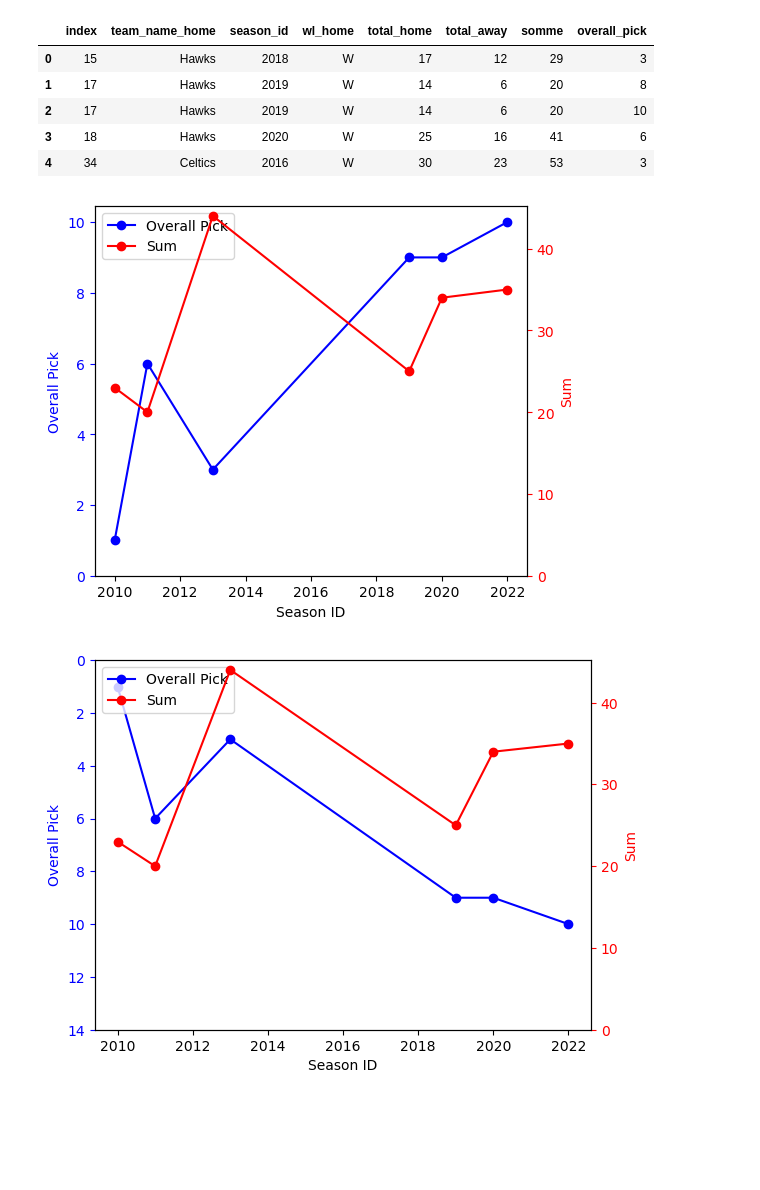
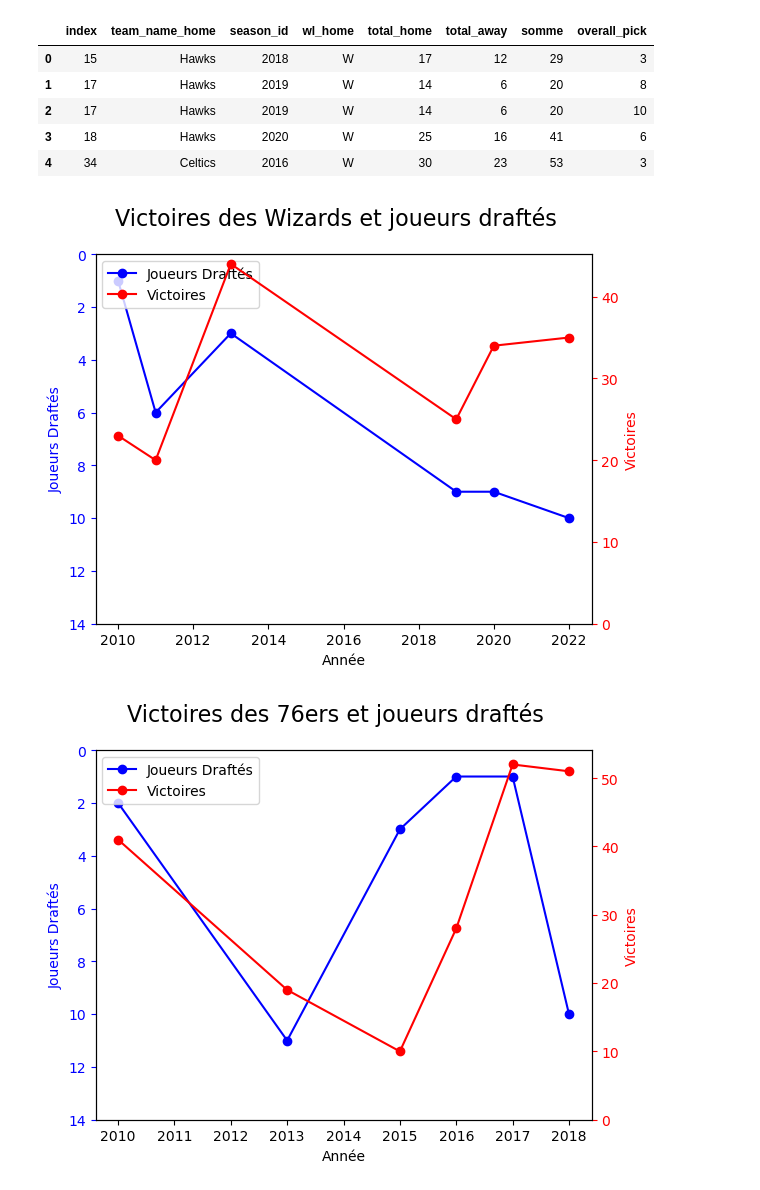
Before and after one commit to hugolo4/demodayJEDHA, a Jupyter notebook: copie_fusionOlivierLouisHugo.ipynb, the cells around one changed output. Cells and saved outputs as stored; diff of their text form; code cells hidden in the pictures; blank space fills up the shorter version.

```diff
--- a/copie_fusionOlivierLouisHugo.ipynb
+++ b/copie_fusionOlivierLouisHugo.ipynb
@@ -425,20 +446,23 @@ wizards_data = df_merged_top5pick_newgamehome[df_merged_top5pick_newgamehome['te
 # Créer la figure et l'axe principal
 fig, ax1 = plt.subplots()
 
+# Ajouter un titre
+fig.suptitle("Victoires des Wizards et joueurs draftés", fontsize=16)
+
 # Tracer l'overall_pick en fonction de season_id
-ax1.plot(wizards_data['season_id'], wizards_data['overall_pick'], color='b', marker='o', label='Overall Pick')
-ax1.set_xlabel('Season ID')
-ax1.set_ylabel('Overall Pick', color='b')
+ax1.plot(wizards_data['season_id'], wizards_data['overall_pick'], color='b', marker='o', label='Joueurs Draftés')
+ax1.set_xlabel('Année')
+ax1.set_ylabel('Joueurs Draftés', color='b')
 ax1.tick_params('y', colors='b')
+ax1.set_ylim(14, 0) # Inverser l'échelle de l'axe des ordonnées
 
 # Créer un axe secondaire pour la somme
 ax2 = ax1.twinx()
-ax2.plot(wizards_data['season_id'], wizards_data['somme'], color='r', marker='o', label='Sum')
-ax2.set_ylabel('Sum', color='r')
+ax2.plot(wizards_data['season_id'], wizards_data['somme'], color='r', marker='o', label='Victoires')
+ax2.set_ylabel('Victoires', color='r')
 ax2.tick_params('y', colors='r')
 
 # Ajuster les limites des axes
-ax1.set_ylim(bottom=0)
 ax2.set_ylim(bottom=0)
 
 # Ajouter une légende
@@ -446,45 +470,45 @@ lines1, labels1 = ax1.get_legend_handles_labels()
 lines2, labels2 = ax2.get_legend_handles_labels()
 ax1.legend(lines1 + lines2, labels1 + labels2, loc='upper left')
 
-# Ajuster l'espacement entre les sous-graphiques
-plt.subplots_adjust(right=0.8)
-
 # Afficher le graphique
 plt.show()
 # %% [output]
-[figure, old version]
+[figure, new version]
 # %%
 import matplotlib.pyplot as plt
 
-# Filtrer les données pour l'équipe "Wizards"
-wizards_data = df_merged_top5pick_newgamehome[df_merged_top5pick_newgamehome['team_name_home'] == 'Wizards']
+# Filtrer les données pour l'équipe "76ers"
+_76ers_data = df_merged_top5pick_newgamehome[df_merged_top5pick_newgamehome['team_name_home'] == '76ers']
 
 # Créer la figure et l'axe principal
 fig, ax1 = plt.subplots()
 
+# Ajouter un titre
+fig.suptitle("Victoires des 76ers et joueurs draftés", fontsize=16)
+
 # Tracer l'overall_pick en fonction de season_id
-ax1.plot(wizards_data['season_id'], wizards_data['overall_pick'], color='b', marker='o', label='Overall Pick')
-ax1.set_xlabel('Season ID')
-ax1.set_ylabel('Overall Pick', color='b')
+ax1.plot(_76ers_data['season_id'], _76ers_data['overall_pick'], color='b', marker='o', label='Joueurs Draftés')
+ax1.set_xlabel('Année')
+ax1.set_ylabel('Joueurs Draftés', color='b')
 ax1.tick_params('y', colors='b')
 ax1.set_ylim(14, 0) # Inverser l'échelle de l'axe des ordonnées
 
 # Créer un axe secondaire pour la somme
 ax2 = ax1.twinx()
-ax2.plot(wizards_data['season_id'], wizards_data['somme'], color='r', marker='o', label='Sum')
-ax2.set_ylabel('Sum', color='r')
+ax2.plot(_76ers_data['season_id'], _76ers_data['somme'], color='r', marker='o', label='Victoires')
+ax2.set_ylabel('Victoires', color='r')
 ax2.tick_params('y', colors='r')
 
 # Ajuster les limites des axes
 ax2.set_ylim(bottom=0)
 
 # Ajouter une légende
 lines1, labels1 = ax1.get_legend_handles_labels()
 lines2, labels2 = ax2.get_legend_handles_labels()
 ax1.legend(lines1 + lines2, labels1 + labels2, loc='upper left')
 
 # Afficher le graphique
 plt.show()
 # %% [output]
-[figure, old version]
+[figure, new version]
 # %%
```
Also changed, not shown: parts of 11 cells of this notebook.
